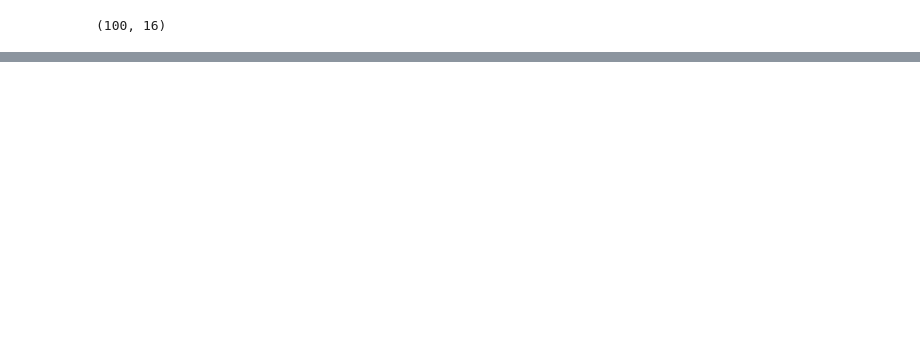
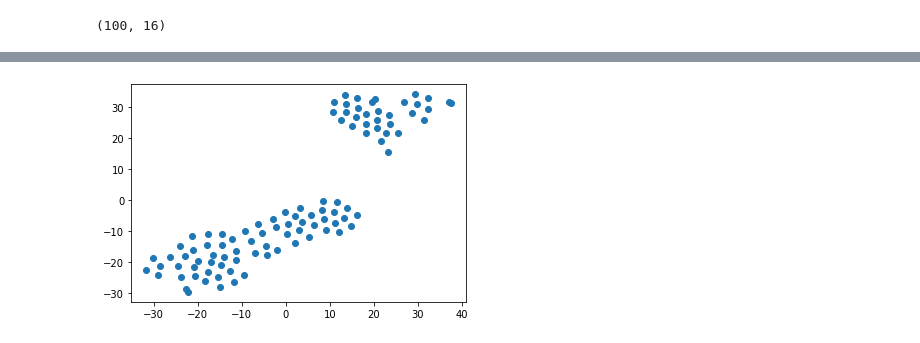
Before and after one commit to moshcohen/neuralStudy, a Jupyter notebook: visualize_ct_dicom_data.ipynb, the cells around one changed output, grey strips where cells are left out. Cells and saved outputs as stored; diff of their text form; code cells hidden in the pictures; blank space fills up the shorter version.

```diff
--- a/visualize_ct_dicom_data.ipynb
+++ b/visualize_ct_dicom_data.ipynb
@@ -713,0 +697,5 @@ plt.savefig('gdrive/My Drive/ct_dicom_stne/base_net_10_epoch.png')
+# %%
+plt.scatter(x=x_t[:,0],y=x_t[:,1])
+plt.show()
+# %% [output]
+[figure, added]
```
Also changed, not shown: parts of 21 cells of this notebook.
